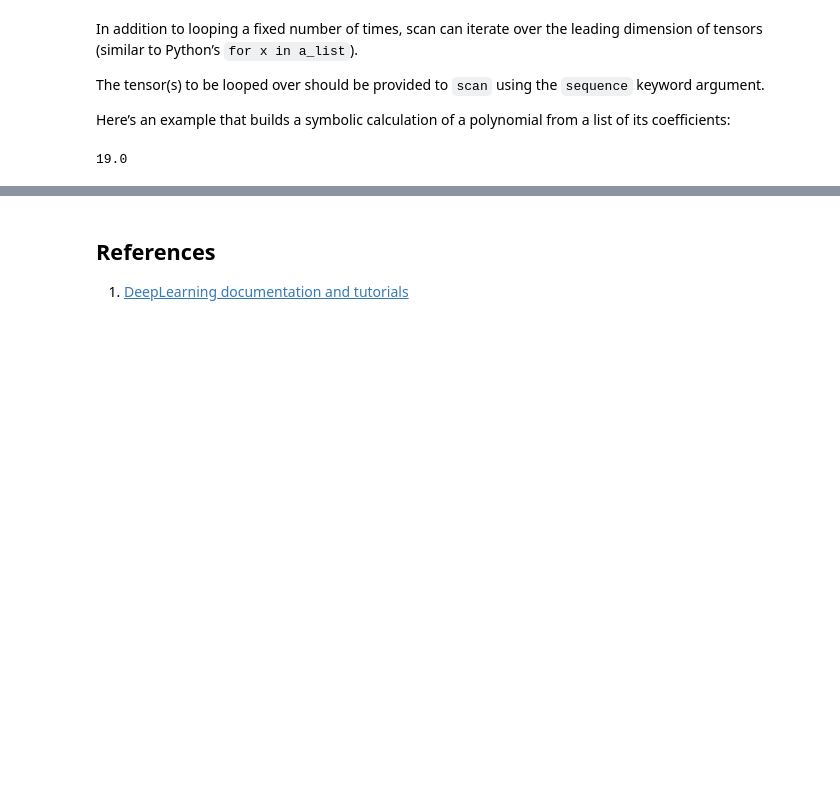
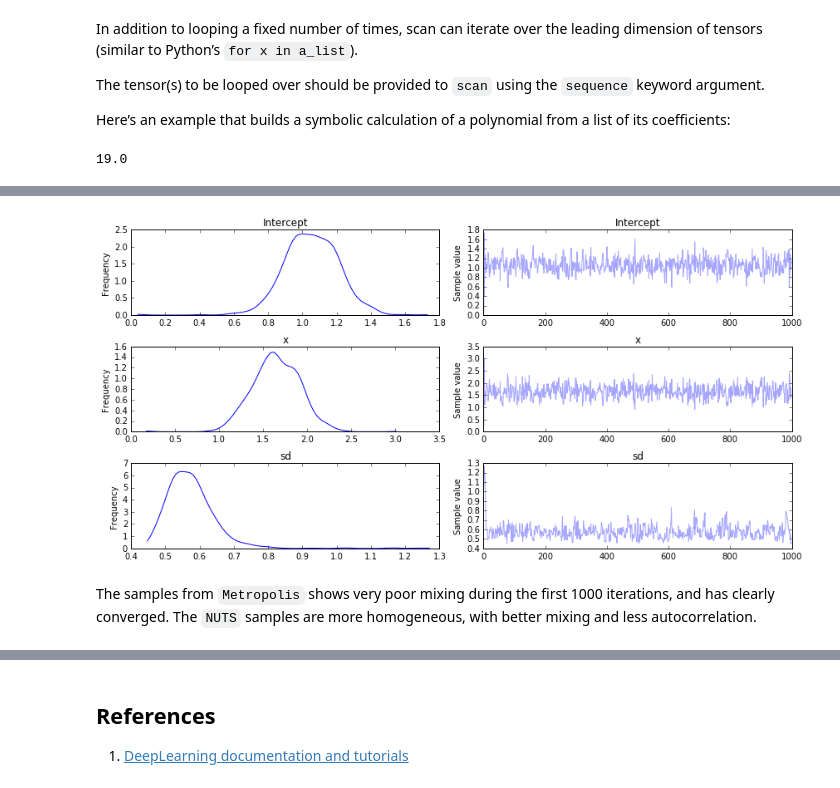
Before and after one commit to fonnesbeck/PyMC3_Oslo, a Jupyter notebook: notebooks/3. Theano.ipynb, the cells around one changed output, grey strips where cells are left out. Cells and saved outputs as stored; diff of their text form; code cells hidden in the pictures; blank space fills up the shorter version.

```diff
--- a/notebooks/3. Theano.ipynb
+++ b/notebooks/3. Theano.ipynb
@@ -567,0 +596,6 @@ For our basic linear regression example in `basic_model`, we will use NUTS to sa
+# %%
+traceplot(trace_nuts);
+# %% [output]
+[figure, added]
+# %% [markdown]
+The samples from `Metropolis` shows very poor mixing during the first 1000 iterations, and has clearly converged. The `NUTS` samples are more homogeneous, with better mixing and less autocorrelation.
```
Also changed, not shown: parts of 15 cells of this notebook, 4 other files.
